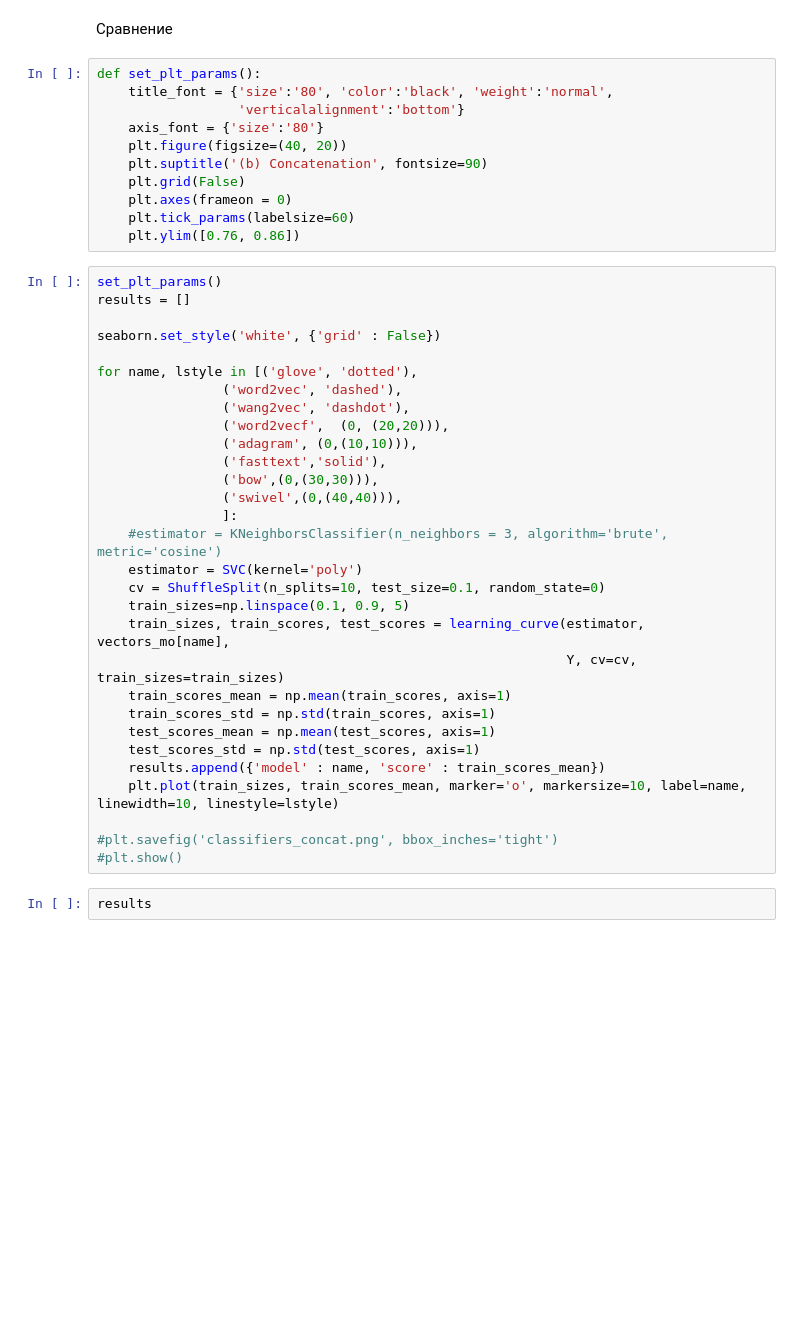
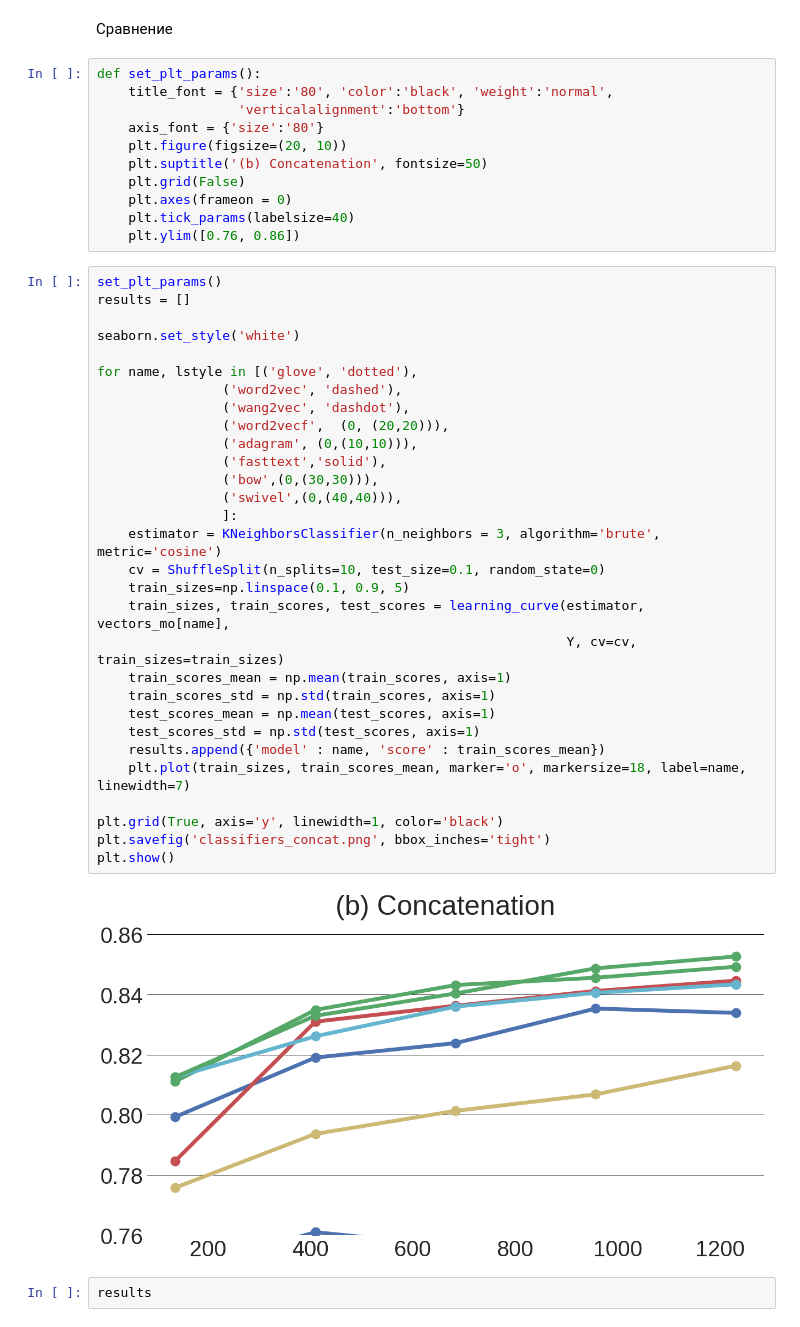
Before and after one commit to bakarov/2ch2vec, a Jupyter notebook: compositional_comparison.ipynb, the cells around one changed output. Cells and saved outputs as stored; diff of their text form; blank space fills up the shorter version.

Commit message:
Fix plotting

```diff
--- a/compositional_comparison.ipynb
+++ b/compositional_comparison.ipynb
@@ -175,42 +175,44 @@ def set_plt_params():
     title_font = {'size':'80', 'color':'black', 'weight':'normal',
                   'verticalalignment':'bottom'}
     axis_font = {'size':'80'}
-    plt.figure(figsize=(40, 20))
-    plt.suptitle('(b) Concatenation', fontsize=90)
+    plt.figure(figsize=(20, 10))
+    plt.suptitle('(b) Concatenation', fontsize=50)
     plt.grid(False)
     plt.axes(frameon = 0)
-    plt.tick_params(labelsize=60)
+    plt.tick_params(labelsize=40)
     plt.ylim([0.76, 0.86])
 # %%
 set_plt_params()
 results = []
 
-seaborn.set_style('white', {'grid' : False})
+seaborn.set_style('white')
 
 for name, lstyle in [('glove', 'dotted'),
                 ('word2vec', 'dashed'),
                 ('wang2vec', 'dashdot'),
                 ('word2vecf',  (0, (20,20))),
                 ('adagram', (0,(10,10))),
                 ('fasttext','solid'),
                 ('bow',(0,(30,30))),
                 ('swivel',(0,(40,40))),
                 ]:
-    #estimator = KNeighborsClassifier(n_neighbors = 3, algorithm='brute', metric='cosine')
-    estimator = SVC(kernel='poly')
+    estimator = KNeighborsClassifier(n_neighbors = 3, algorithm='brute', metric='cosine')
     cv = ShuffleSplit(n_splits=10, test_size=0.1, random_state=0)
     train_sizes=np.linspace(0.1, 0.9, 5)
     train_sizes, train_scores, test_scores = learning_curve(estimator, vectors_mo[name],
                                                             Y, cv=cv, train_sizes=train_sizes)
     train_scores_mean = np.mean(train_scores, axis=1)
     train_scores_std = np.std(train_scores, axis=1)
     test_scores_mean = np.mean(test_scores, axis=1)
     test_scores_std = np.std(test_scores, axis=1)
     results.append({'model' : name, 'score' : train_scores_mean})
-    plt.plot(train_sizes, train_scores_mean, marker='o', markersize=10, label=name, linewidth=10, linestyle=lstyle)
+    plt.plot(train_sizes, train_scores_mean, marker='o', markersize=18, label=name, linewidth=7)
 
-#plt.savefig('classifiers_concat.png', bbox_inches='tight')
-#plt.show()
+plt.grid(True, axis='y', linewidth=1, color='black')
+plt.savefig('classifiers_concat.png', bbox_inches='tight')
+plt.show()
+# %% [output]
+[figure, added]
 # %%
 results
 # %% [output]
```
